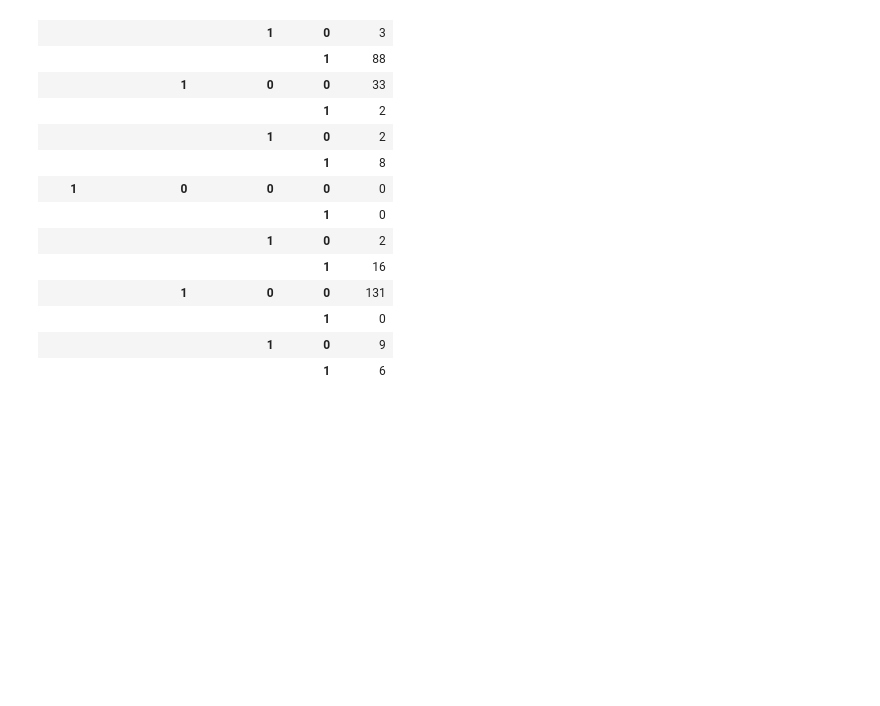
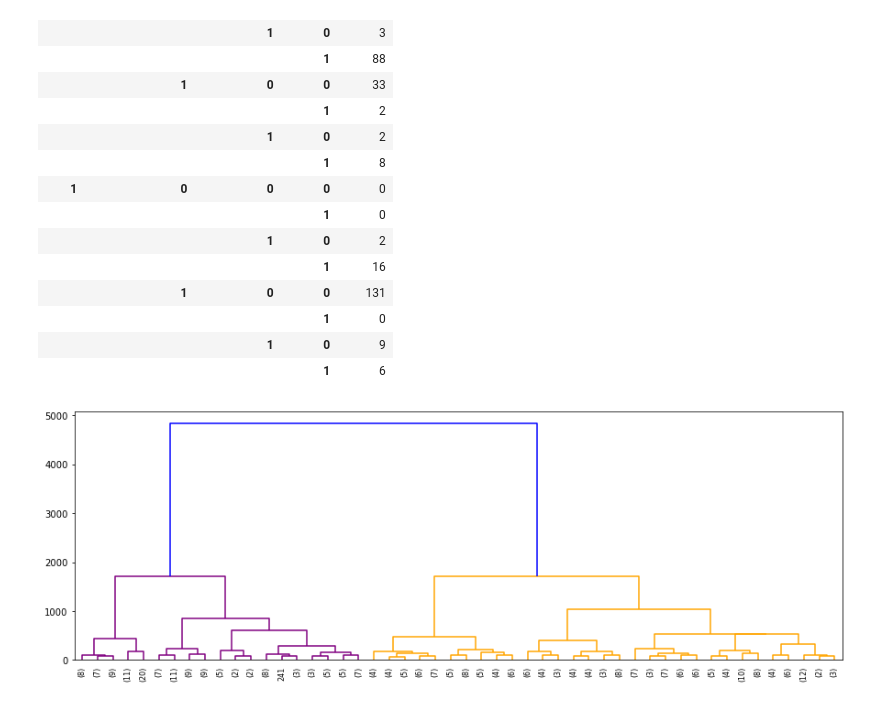
Before and after one commit to LucianPopaLVP/Project-4---Unsupervised-Machine-Learning, a Jupyter notebook: heart_disease_report_unsupervised_learning.ipynb, the cells around one changed output. Cells and saved outputs as stored; diff of their text form; code cells hidden in the pictures; blank space fills up the shorter version.

```diff
--- a/heart_disease_report_unsupervised_learning.ipynb
+++ b/heart_disease_report_unsupervised_learning.ipynb
@@ -523,0 +522,15 @@ for linkage in ['complete', 'ward']:
+# %%
+# diagram below shows the dendrogram for the Hierarchical Agglomerative Clustering model
+Z = hierarchy.linkage(ag.children_, method='ward')
+
+fig, ax = plt.subplots(figsize=(15,5))
+
+
+hierarchy.set_link_color_palette(['purple', 'orange'])
+
+den = hierarchy.dendrogram(Z, orientation='top',
+                           p=50, truncate_mode='lastp',
+                           show_leaf_counts=True, ax=ax,
+                           above_threshold_color='blue')
+# %% [output]
+[figure, added]
```
Also changed, not shown: parts of 4 cells of this notebook.
